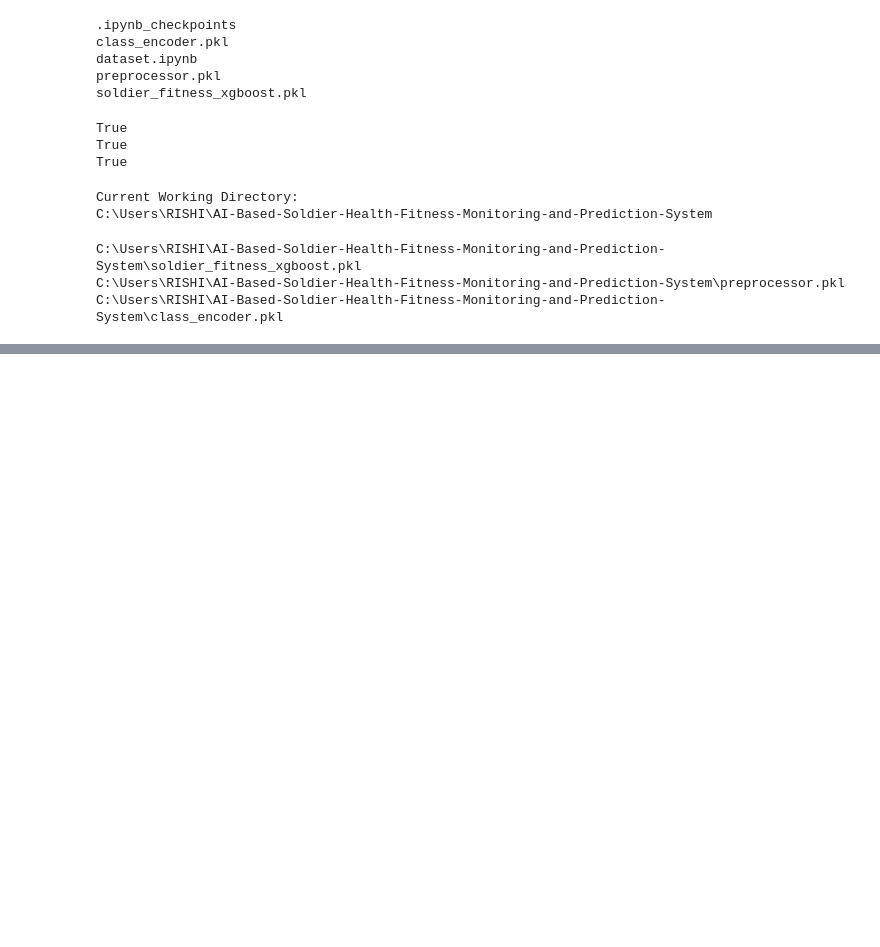
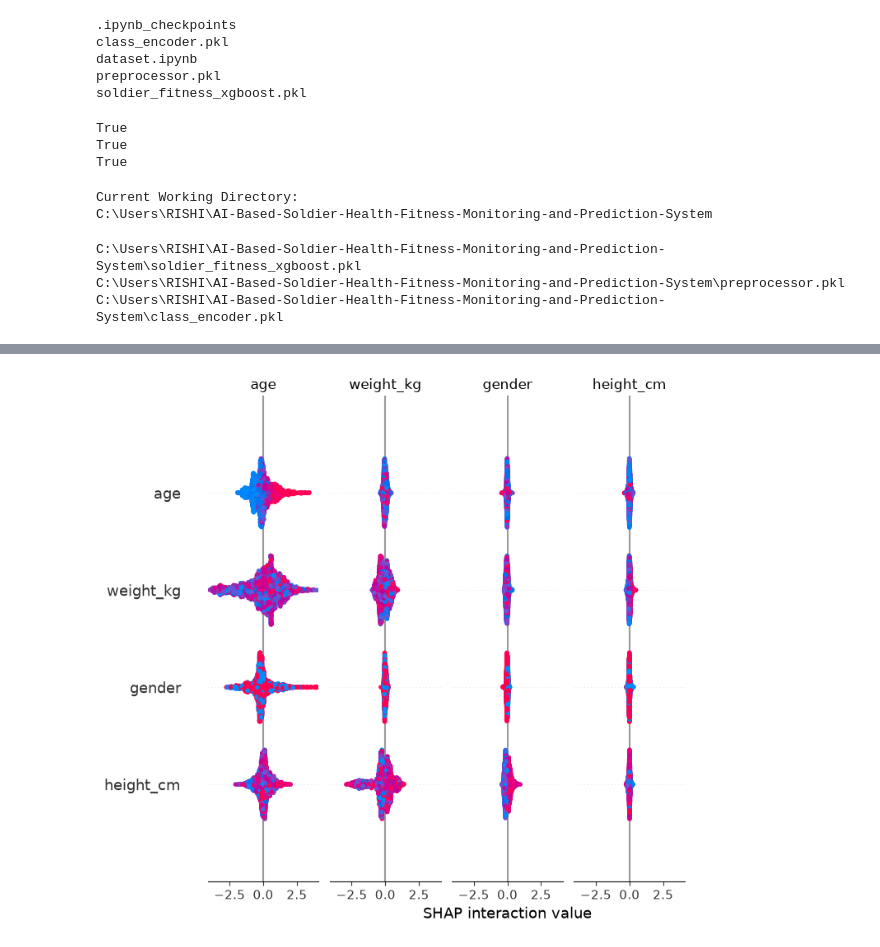
Before and after one commit to Nishreyash53/AI-Based-Soldier-Health-Fitness-Monitoring-and-Prediction-System, a Jupyter notebook: machine_learning/dataset.ipynb, the cells around one changed output, grey strips where cells are left out. Cells and saved outputs as stored; diff of their text form; code cells hidden in the pictures; blank space fills up the shorter version.

```diff
--- a/machine_learning/dataset.ipynb
+++ b/machine_learning/dataset.ipynb
@@ -2668,0 +3722,7 @@ C:\Users\RISHI\AI-Based-Soldier-Health-Fitness-Monitoring-and-Prediction-System\
+# %%
+shap.summary_plot(
+    shap_values,
+    X_test
+)
+# %% [output]
+[figure, added]
```
Also changed, not shown: parts of 81 cells of this notebook, 12 other files.
